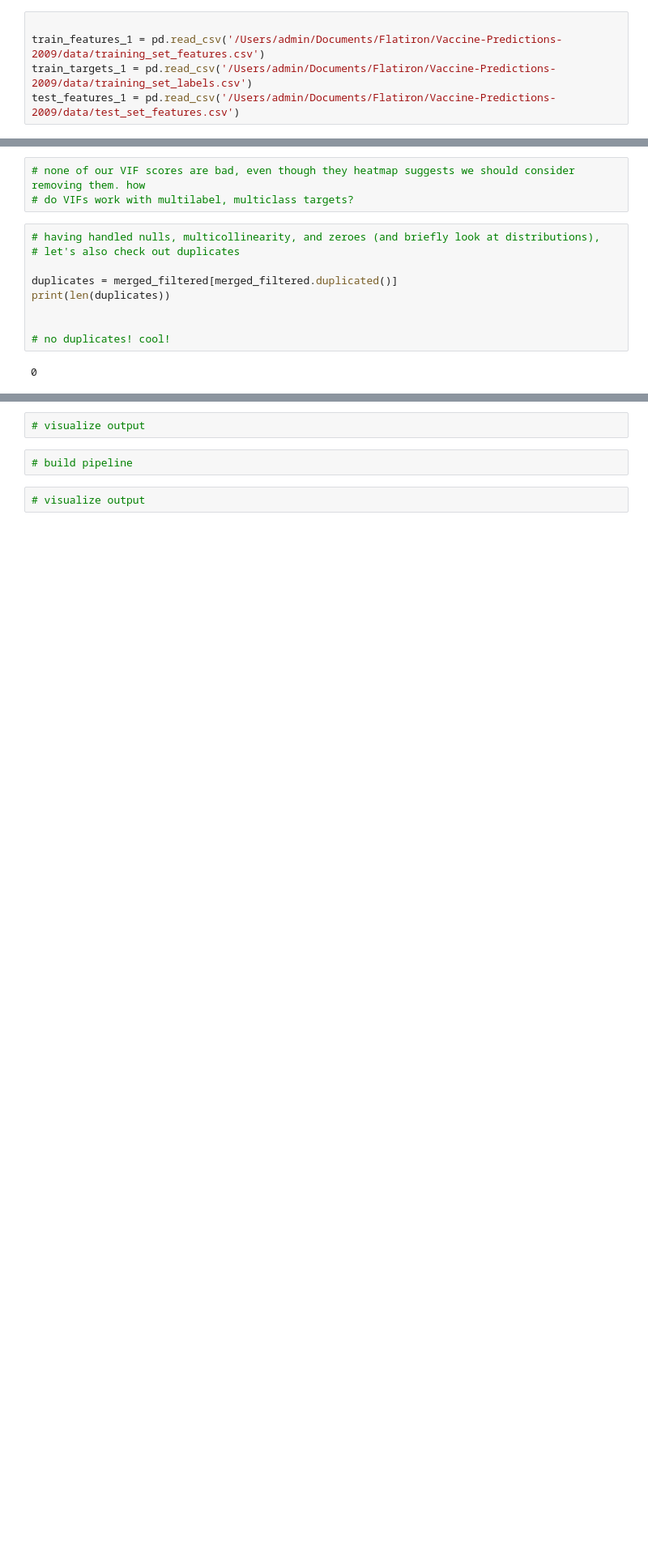
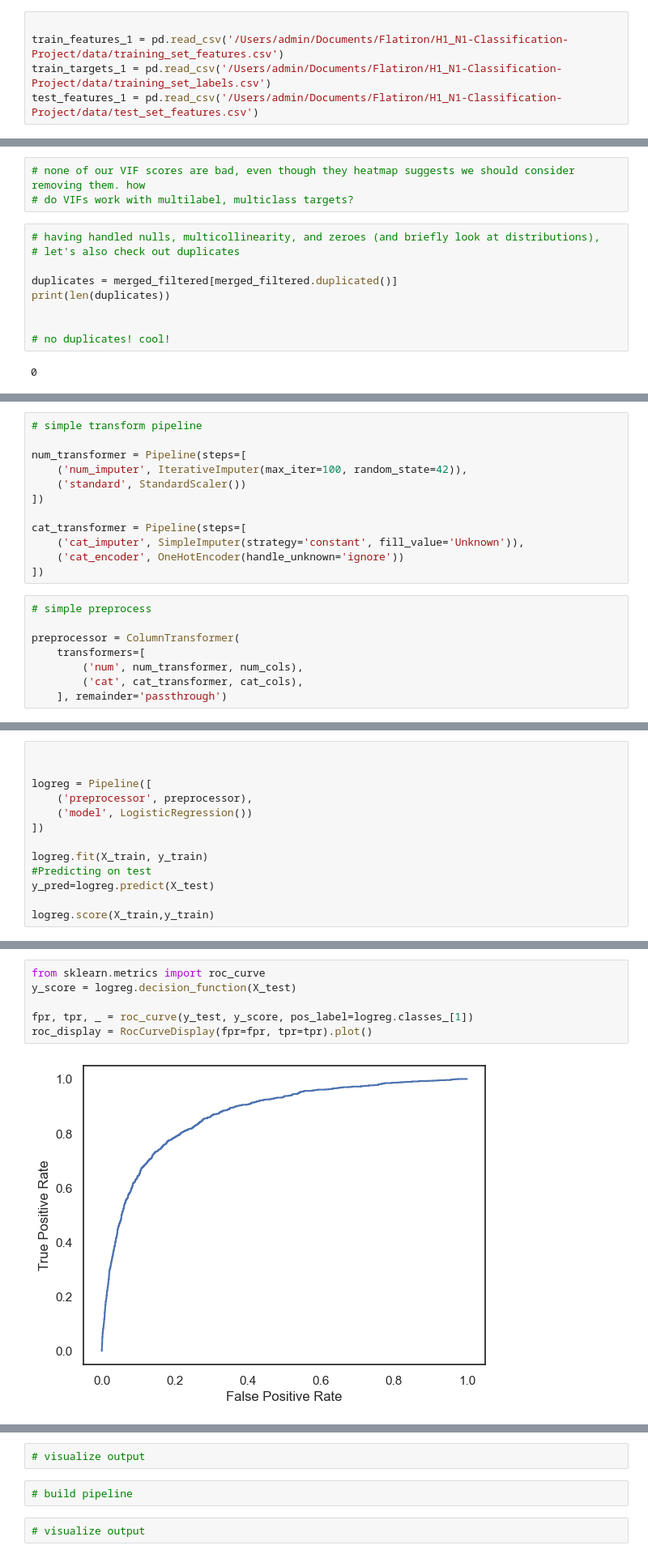
Before and after one commit to Lou-Hines/H1N1_Vaccine_Uptake_Prediction, a Jupyter notebook: Vaccine_EDA _1.ipynb, the cells around one changed output, grey strips where cells are left out. Shown at 81% size. Saved outputs shown, nothing was run; the diff lists cells and outputs as text; blank space fills up the shorter version.

```diff
--- a/Vaccine_EDA _1.ipynb
+++ b/Vaccine_EDA _1.ipynb
@@ -74,9 +85,9 @@ import warnings
 warnings.filterwarnings('ignore')
 # %%
 
-train_features_1 = pd.read_csv('/Users/admin/Documents/Flatiron/Vaccine-Predictions-2009/data/training_set_features.csv')
-train_targets_1 = pd.read_csv('/Users/admin/Documents/Flatiron/Vaccine-Predictions-2009/data/training_set_labels.csv')
-test_features_1 = pd.read_csv('/Users/admin/Documents/Flatiron/Vaccine-Predictions-2009/data/test_set_features.csv')
+train_features_1 = pd.read_csv('/Users/admin/Documents/Flatiron/H1_N1-Classification-Project/data/training_set_features.csv')
+train_targets_1 = pd.read_csv('/Users/admin/Documents/Flatiron/H1_N1-Classification-Project/data/training_set_labels.csv')
+test_features_1 = pd.read_csv('/Users/admin/Documents/Flatiron/H1_N1-Classification-Project/data/test_set_features.csv')
 # %%
 # since we are not given our test y(labels) data, I suppose we have to re-create the original dataset and then split it?
 # let's see if our train features and targets are even the same length
@@ -812,0 +728,20 @@ CatBoostClassifer
+# %%
+# simple transform pipeline
+
+num_transformer = Pipeline(steps=[
+    ('num_imputer', IterativeImputer(max_iter=100, random_state=42)),
+    ('standard', StandardScaler())
+])
+
+cat_transformer = Pipeline(steps=[
+    ('cat_imputer', SimpleImputer(strategy='constant', fill_value='Unknown')),
+    ('cat_encoder', OneHotEncoder(handle_unknown='ignore'))
+])
+# %%
+# simple preprocess
+
+preprocessor = ColumnTransformer(
+    transformers=[
+        ('num', num_transformer, num_cols),
+        ('cat', cat_transformer, cat_cols),
+    ], remainder='passthrough')
@@ -812,0 +760,13 @@ CatBoostClassifer
+# %%
+
+
+logreg = Pipeline([
+    ('preprocessor', preprocessor),
+    ('model', LogisticRegression())
+])
+
+logreg.fit(X_train, y_train)
+#Predicting on test
+y_pred=logreg.predict(X_test)
+
+logreg.score(X_train,y_train)
@@ -812,0 +892,8 @@ CatBoostClassifer
+# %%
+from sklearn.metrics import roc_curve
+y_score = logreg.decision_function(X_test)
+
+fpr, tpr, _ = roc_curve(y_test, y_score, pos_label=logreg.classes_[1])
+roc_display = RocCurveDisplay(fpr=fpr, tpr=tpr).plot()
+# %% [output]
+[figure, added]
```
Also changed, not shown: parts of 52 cells of this notebook.
